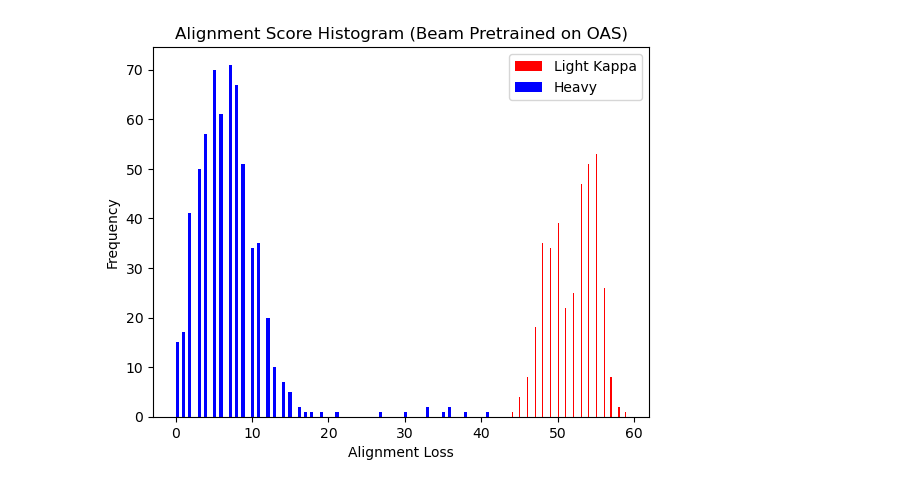
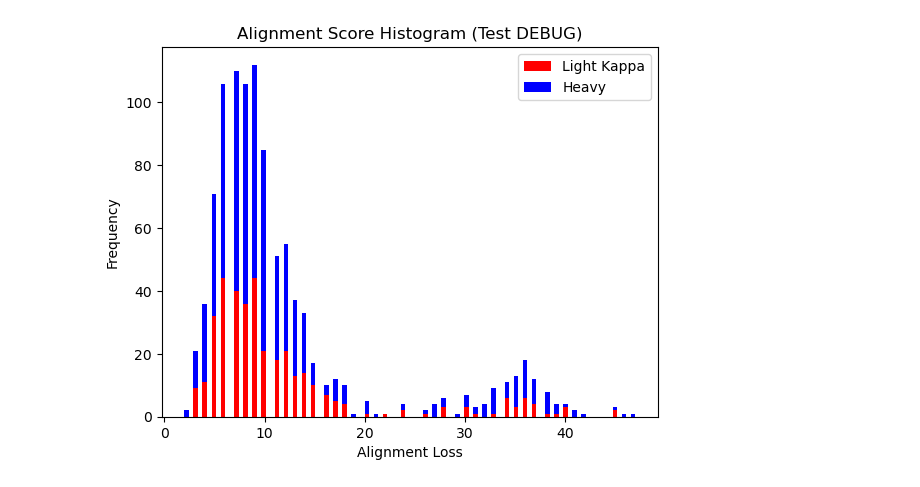
Before and after one commit to Dominko/DoggifAI, a Jupyter notebook: scripts/data_analysis/sampler_test_debug.ipynb, the cells around one changed output. Cells and saved outputs as stored; diff of their text form; code cells hidden in the pictures.

```diff
--- a/scripts/data_analysis/sampler_test_debug.ipynb
+++ b/scripts/data_analysis/sampler_test_debug.ipynb
@@ -14,7 +14,7 @@ with open(original, 'r') as file:
 print(tags)
 
 
-file = "../../sample_outputs/2024_09_03__13_00_31/t5_baseline_small_ft_only_debug_samples"
+file = "../../sample_outputs/2024_09_03__14_47_58/t5_baseline_small_ft_only_debug_samples"
 originals = []
 samples = []
 with open(file, "r") as handle:
@@ -56,9 +54,9 @@ alignment_losses = []
 import matplotlib.pyplot as plt
 
 
-for i in range(originals):
-    alignment = aligner.align(original[i], samples[i])
-    alignment_target = aligner.align(original[i], original[i])
+for i in range(len(originals)):
+    alignment = aligner.align(originals[i], samples[i])
+    alignment_target = aligner.align(originals[i], originals[i])
     alignment_scores.append(alignment.score)
     alignment_targets.append(alignment_target.score)
     alignment_losses.append(alignment_target.score - alignment.score)
@@ -68,77 +66,17 @@ print("Average Alignment Score:", average_score)
 
 df = pd.DataFrame({'losses': alignment_losses, 'tags': tags})
 
-df_light_kappa = df[df['tags'] == 'light_kappa']
-df_heavy = df[df['tags'] == 'heavy']
+df_light_kappa = df[df['tags'] == 'light_kappa']['losses']
+df_heavy = df[df['tags'] == 'heavy']['losses']
 
-plt.hist(df_light_kappa['losses'], bins=100, color='red', label='Light Kappa')
-plt.hist(df_heavy['losses'], bins=100, color='blue', label='Heavy')
+colors = ['red', 'blue']
+labels = ['Light Kappa', 'Heavy']
+
+plt.hist([df_light_kappa, df_heavy], bins=100, color=colors, label=labels, histtype='barstacked')
+# plt.hist(df_heavy['losses'], bins=100, color='blue', label='Heavy', histtype='barstacked')
 plt.xlabel('Alignment Loss')
 plt.ylabel('Frequency')
-plt.title('Alignment Score Histogram (Beam Pretrained on OAS)')
+plt.title('Alignment Score Histogram (Test DEBUG)')
 plt.legend()
 plt.show()
-
-alignment_scores = []
-alignment_targets = []
-alignment_losses = []
-with open('../../datasets/outputs/small_ft_beam/test/processed', 'r') as file:
-    pairs = file.read().split('\n\n')
-    for pair in pairs:
-        seqs = pair.split('\n')
-        if len(seqs) < 2:
-            continue
-        alignment = aligner.align(seqs[0].strip("target: "), seqs[1])
-        alignment_target = aligner.align(seqs[0].strip("target: "), seqs[0].strip("target: "))
-        alignment_scores.append(alignment.score)
-        alignment_targets.append(alignment_target.score)
-        alignment_losses.append(alignment_target.score - alignment.score)
-
-average_score = sum(alignment_losses) / len(alignment_scores)
-print("Average Alignment Score:", average_score)
-
-df = pd.DataFrame({'losses': alignment_losses, 'tags': tags})
-
-df_light_kappa = df[df['tags'] == 'light_kappa']
-df_heavy = df[df['tags'] == 'heavy']
-
-plt.hist(df_light_kappa['losses'], bins=100, color='red', label='Light Kappa')
-plt.hist(df_heavy['losses'], bins=100, color='blue', label='Heavy')
-plt.xlabel('Alignment Loss')
-plt.ylabel('Frequency')
-plt.title('Alignment Score Histogram (Beam Pretrained on canine)')
-plt.legend()
-plt.show()
-
-alignment_scores = []
-alignment_targets = []
-alignment_losses = []
-with open('../../datasets/outputs/small_ft_only_beam/test/processed', 'r') as file:
-    lines = file.readlines()
-    for i in range(0, len(lines), 3):
-        alignment_target = aligner.align(lines[i].strip("target: ").strip(), lines[i].strip("target: ").strip())
-        alignment_targets.append(alignment_target.score)
-        if len(lines[i+1].strip()) == 0:
-            alignment_scores.append(0)
-            alignment_losses.append(alignment_target.score)
-            continue
-        alignment = aligner.align(lines[i].strip("target: ").strip(), lines[i+1].strip())
-        alignment_scores.append(alignment.score)
-        alignment_losses.append(alignment_target.score - alignment.score)
-
-average_score = sum(alignment_losses) / len(alignment_scores)
-print("Average Alignment Score:", average_score)
-
-df = pd.DataFrame({'losses': alignment_losses, 'tags': tags})
-
-df_light_kappa = df[df['tags'] == 'light_kappa']
-df_heavy = df[df['tags'] == 'heavy']
-
-plt.hist(df_light_kappa['losses'], bins=100, color='red', label='Light Kappa')
-plt.hist(df_heavy['losses'], bins=100, color='blue', label='Heavy')
-plt.xlabel('Alignment Loss')
-plt.ylabel('Frequency')
-plt.title('Alignment Score Histogram (Beam FT only)')
-plt.legend()
-plt.show()
 # %% [output]
@@ -146 +84 @@ Average Alignment Score: 23.772
-[figure, old version]
+[figure, new version]
```
Also changed, not shown: parts of 2 cells of this notebook, 43 other files.
